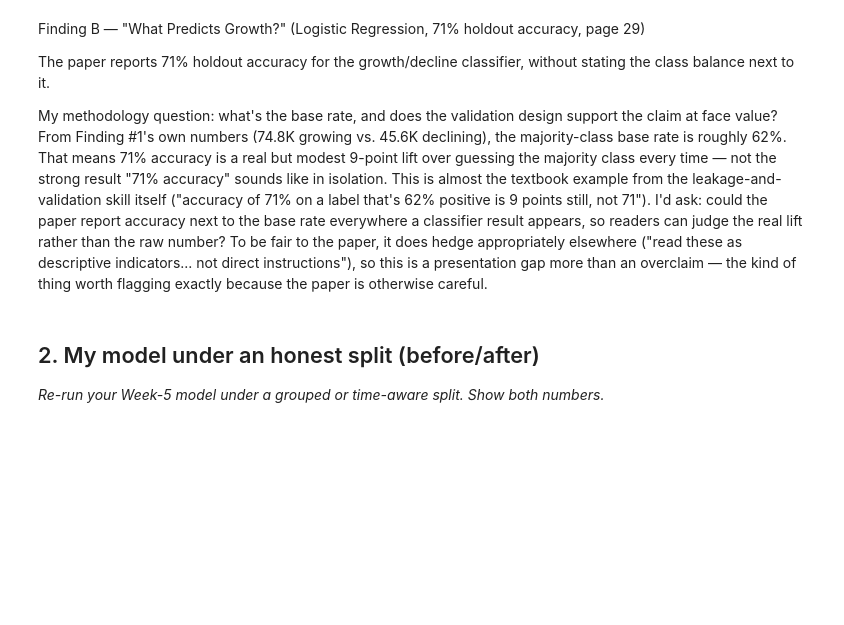
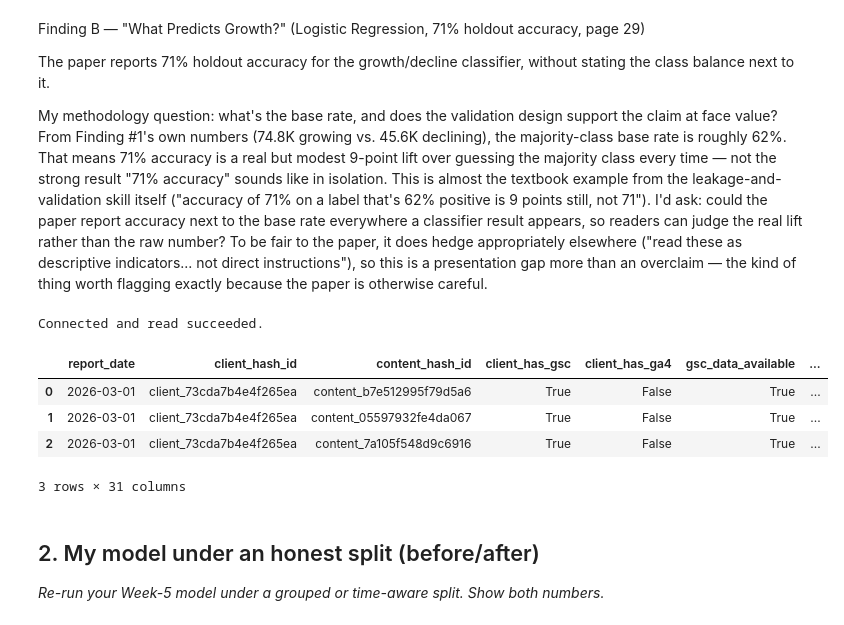
Before and after one commit to muhammadfarhan2157-source/flyrank-ml-internship, a Jupyter notebook: work/notebooks/w06_validation_audit.ipynb, the cells around one changed output. Drawn from its saved outputs; the diff is of its cells as text; code cells hidden in the pictures; blank space fills up the shorter version.

```diff
--- a/work/notebooks/w06_validation_audit.ipynb
+++ b/work/notebooks/w06_validation_audit.ipynb
@@ -21,6 +21,37 @@ Finding B — "What Predicts Growth?" (Logistic Regression, 71% holdout accuracy
 The paper reports 71% holdout accuracy for the growth/decline classifier, without stating the class balance next to it.
 
 My methodology question: what's the base rate, and does the validation design support the claim at face value? From Finding #1's own numbers (74.8K growing vs. 45.6K declining), the majority-class base rate is roughly 62%. That means 71% accuracy is a real but modest 9-point lift over guessing the majority class every time — not the strong result "71% accuracy" sounds like in isolation. This is almost the textbook example from the leakage-and-validation skill itself ("accuracy of 71% on a label that's 62% positive is 9 points still, not 71"). I'd ask: could the paper report accuracy next to the base rate everywhere a classifier result appears, so readers can judge the real lift rather than the raw number? To be fair to the paper, it does hedge appropriately elsewhere ("read these as descriptive indicators... not direct instructions"), so this is a presentation gap more than an overclaim — the kind of thing worth flagging exactly because the paper is otherwise careful.
+# %%
+
+from google.colab import userdata
+import duckdb
+
+HF_TOKEN = userdata.get("HF_TOKEN")
+
+con = duckdb.connect()
+con.sql("INSTALL httpfs; LOAD httpfs;")
+
+con.sql(f"""
+    CREATE SECRET hf_token (
+        TYPE HUGGINGFACE,
+        TOKEN '{HF_TOKEN}'
+    );
+""")
+
+path_march = "hf://datasets/FlyRank/internship-warehouse/fact_content_daily_performance/month=2026-03/*.parquet"
+path_april = "hf://datasets/FlyRank/internship-warehouse/fact_content_daily_performance/month=2026-04/*.parquet"
+
+# quick test — this should actually hit the dataset
+test = con.sql(f"SELECT * FROM '{path_march}' LIMIT 3").df()
+print("Connected and read succeeded.")
+test
+# %% [output]
+Connected and read succeeded.
+|  | report_date | client_hash_id | content_hash_id | client_has_gsc | client_has_ga4 | gsc_data_available | ... |
+| 0 | 2026-03-01 | client_73cda7b4e4f265ea | content_b7e512995f79d5a6 | True | False | True | ... |
+| 1 | 2026-03-01 | client_73cda7b4e4f265ea | content_05597932fe4da067 | True | False | True | ... |
+| 2 | 2026-03-01 | client_73cda7b4e4f265ea | content_7a105f548d9c6916 | True | False | True | ... |
+3 rows × 31 columns
 # %% [markdown]
 ## 2. My model under an honest split (before/after)
 
```
Also changed, not shown: parts of 4 cells of this notebook.
